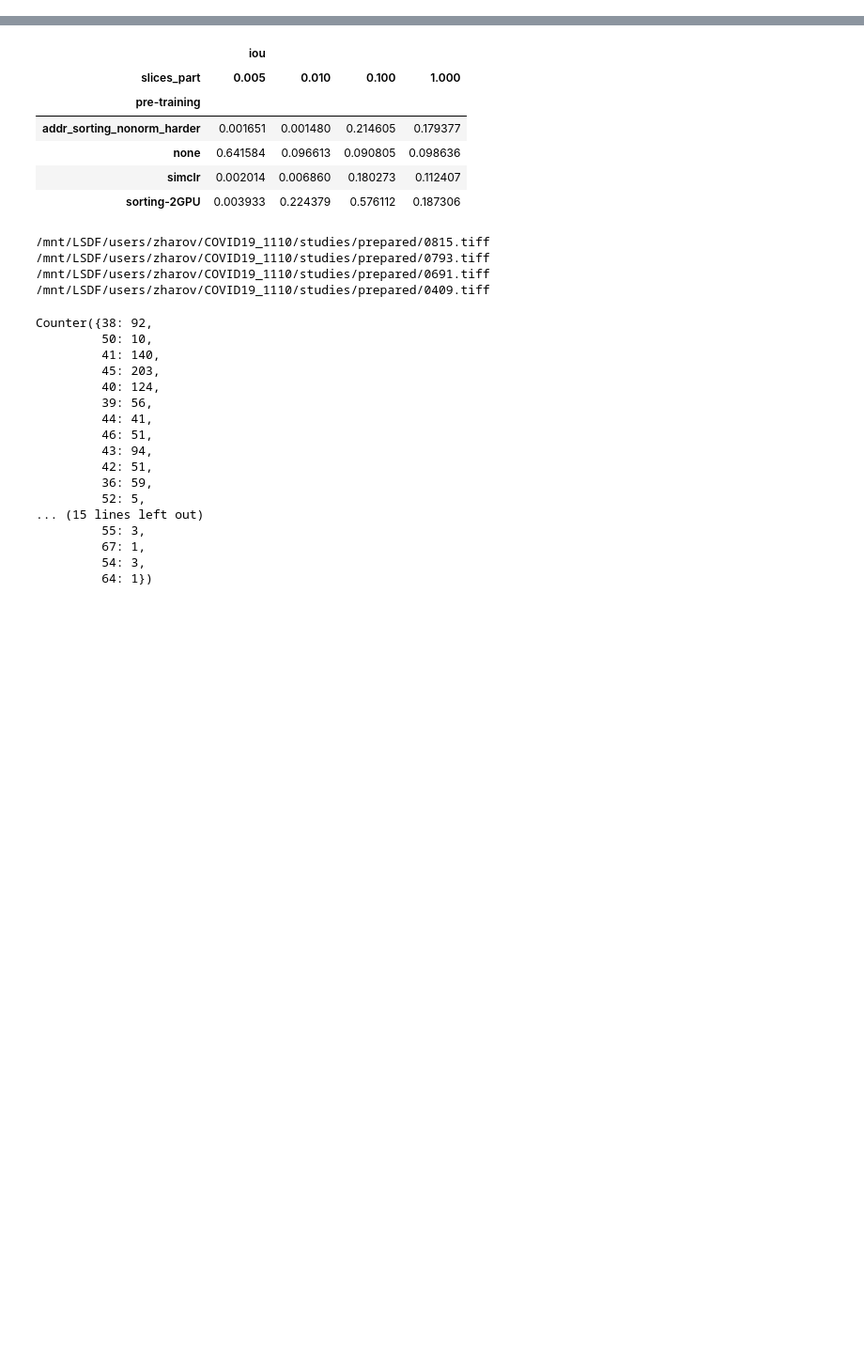
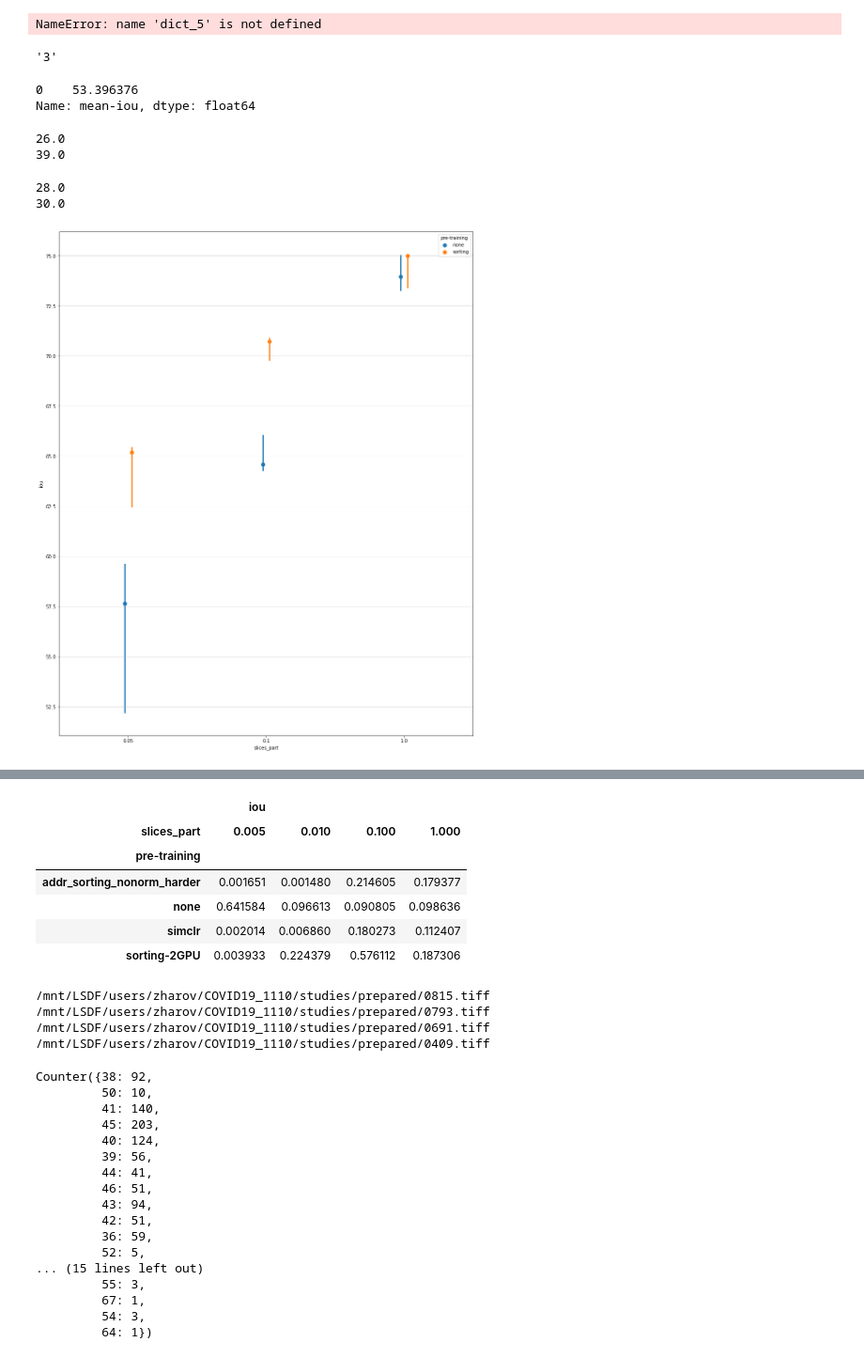
Before and after one commit to DL4XRayTomoImaging-KIT/training-repo, a Jupyter notebook: compare trainings.ipynb, the cells around one changed output, grey strips where cells are left out. Shown: that part at 94% size. Saved outputs shown, nothing was run; the diff lists cells and outputs as text; code cells hidden in the pictures; blank space fills up the shorter version.

```diff
--- a/compare trainings.ipynb
+++ b/compare trainings.ipynb
@@ -188,0 +555,13 @@ print(mean_runs.to_markdown())
+# %%
+for spacer, all_runs in pd.DataFrame(dict_5).groupby('spacer'):
+    print(spacer)
+    for volume, dds in all_runs[all_runs['dataset'] == 'extrapolation'].groupby('volumes'):
+        print(f'${dds.iou.mean():.1f} \pm {dds.iou.std():.0f}$', end=' & ')
+    print('')
+    print('-'*30)
+# %% [output]
+NameError: name 'dict_5' is not defined
+# %%
+f'{3.456:.0f}'
+# %% [output]
+'3'
@@ -188,0 +570,61 @@ print(mean_runs.to_markdown())
+# %%
+pd.read_csv(glob((prefix+addr_base+postfix).format(volumes=3, dataset_type='infer_extrapolation'))[0])['mean-iou']
+# %% [output]
+0    53.396376
+Name: mean-iou, dtype: float64
+# %%
+slices_part = 0.1
+selected_source = all_runs[(all_runs['pre-training'] == 'none') & (all_runs['slices_part'] == slices_part)]
+selected_target = all_runs[(all_runs['pre-training'] == 'sorting-2GPU') & (all_runs['slices_part'] == slices_part)]
+
+thr = selected_source.func.apply(lambda x: x[-1]).median()
+
+print(selected_target.func.apply(partial(_first_touch, thr=thr)).median())
+print(selected_target.func.apply(partial(_last_touch, thr=thr)).median())
+# %% [output]
+26.0
+39.0
+# %%
+slices_part = 0.05
+selected_source = all_runs[(all_runs['pre-training'] == 'none') & (all_runs['slices_part'] == slices_part)]
+selected_target = all_runs[(all_runs['pre-training'] == 'sorting') & (all_runs['slices_part'] == slices_part)]
+
+thr = selected_source.func.apply(lambda x: x[-1]).median()
+
+print(selected_target.func.apply(partial(_first_touch, thr=thr)).median())
+print(selected_target.func.apply(partial(_last_touch, thr=thr)).median())
+# %% [output]
+28.0
+30.0
+# %%
+all_runs = []
+
+for name, address in addresses.items():
+    if isinstance(address, list):
+        addresses_local = address
+    else:
+        addresses_local = [address]
+    for address in addresses_local:
+        for slc_partition in all_partitions:
+            all_metrics = glob(address.format(part=slc_partition))
+            for metric in all_metrics:
+                with open(metric) as f:
+                    metric_data = json.load(f)
+                current_measure = {'pre-training': name,
+                                   'slices_part': float(slc_partition),
+                                   'iou': get_best_value_v1(metric_data),
+                                   'addr': metric}
+                all_runs.append(current_measure)
+
+all_runs = pd.DataFrame(all_runs)
+
+plt.figure(figsize=(16, 20))
+sns.pointplot(data=all_runs, x='slices_part',y='iou', hue='pre-training',
+              dodge=True, join=False, ci=100, estimator=np.median)
+# sns.swarmplot(data=all_runs, x='slices_part',y='iou', hue='pre-training')
+loc = plticker.MultipleLocator(base=2.5) # this locator puts ticks at regular intervals
+plt.gca().yaxis.set_major_locator(loc)
+plt.grid(which='both', axis='y')
+plt.show()
+# %% [output]
+[figure, added]
```
Also changed, not shown: parts of 33 cells of this notebook.
